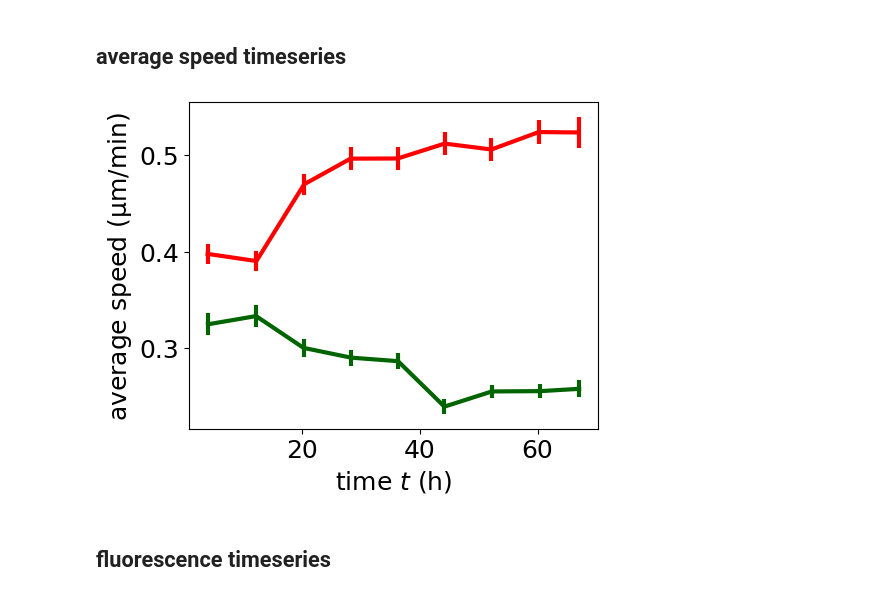
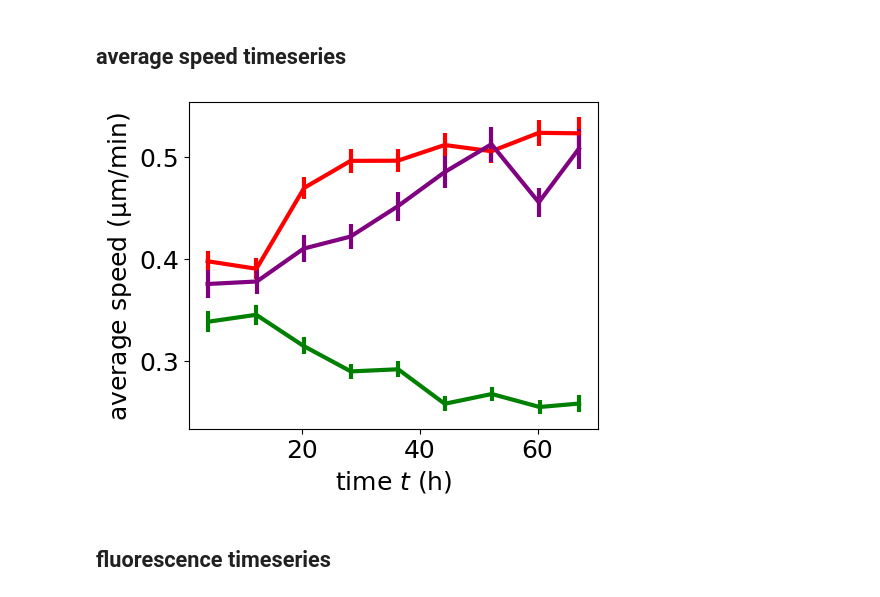
Before and after one commit to Dioscuri-Centre/phenotypic_heterogeneity, a Jupyter notebook: Tracking/cell_tracking.ipynb, the cells around one changed output. Drawn from its saved outputs; the diff is of its cells as text; code cells hidden in the pictures.

```diff
--- a/Tracking/cell_tracking.ipynb
+++ b/Tracking/cell_tracking.ipynb
@@ -100,3 +111,12 @@ Ran out of input
+# %%
+# fluorescence data
+dat_fluo54_control_high = load_from_pickle('fluo/fluo_2_control_high_C6.bin',None)
+dat_fluo54_control_low = load_from_pickle('fluo/fluo_2_control_low_C6.bin',None)
+dat_fluo54_500um_high = load_from_pickle('fluo/fluo_2_500um_high_F6.bin',None)
+dat_fluo54_500um_low = load_from_pickle('fluo/fluo_2_500um_low_F6.bin',None)
+dat_fluo54_500um_high_F5 = load_from_pickle('fluo/fluo_2_500um_high_F5.bin',None)
+dat_fluo54_500um_low_F5 = load_from_pickle('./fluo/fluo_2_500um_low_F5.bin',None)
+dat_fluo54_control_high_C5 = load_from_pickle('./fluo/fluo_2_control_high_C5.bin',None)
 # %% [markdown]
 # Plot tracks
 # %%
@@ -113,21 +133,26 @@ Ran out of input
 #tmp,_ = track_to_coords('/mnt/dioscuri-nas/Pragyesh/33PD_030323_TMZ_removal/For_tracking/')
 #tmp,_ = track_to_coords('/mnt/dioscuri-nas/Pragyesh/33PD_030323_TMZ_removal/For_tracking/04_500umalltime-1_new_final5.xml')
 
-fig,ax = plt.subplots(1,3,figsize=(15,5))
+fig,ax = plt.subplots(1,3,figsize=(15,5),sharex=True,sharey=True)
 
 for i,(control,treated,exp_label) in enumerate(zip( (dat22_control,dat33_control,dat40_control),  (dat22_500um,dat33_500um,dat40_500um),('Exp22','Exp 33','Exp40'))):
     for dat,lab,color in zip((control,treated),('control','500um'),('green','red') ):
         #pos, _, _ = dat
+        x0,y0 = np.mean([pos[0,:] for pos,time,_ in zip(*dat)],axis=0)
+        first = True
         for pos,time,_ in zip(*dat):
             cnd = time < 1000
-            ax[i].plot(pos[cnd,0],pos[cnd,1],color=color,alpha= 1)
+            ax[i].plot(pos[cnd,0]-x0,pos[cnd,1]-y0,color=color,alpha= 1,label=lab if first else None)
+            first = False
+        ax[i].set_xlim(-2000,+2000)
+        ax[i].set_ylim(-2000,+2000)
 
-        ax[i].set_xlim(0,5000)
-        ax[i].set_ylim(0,5000)
+
     #     ax[i].hist(get_max_displacement(dat),color=color,label=lab,density=True,alpha=0.5)
-    # ax[i].legend()
-    # ax[i].set_title(exp_label)
-    # ax[i].set_xlabel('um')
+        #ax[i].legend()
+        ax[i].set_title(exp_label)
+        ax[i].set_xlabel('µm')
+        ax[i].set_ylabel('µm')
     # ax[i].set_ylabel('prob')
 
 
@@ -940,37 +965,37 @@ def plot_av(ax,data,qx=0.33): # data in the form of a list of pairs of lists [x]
         #inds=np.array(x/qx,dtype=int)
         #xx
         for i in range(0,len(x)):
             #print(x[i]," ",y[i])
             j=int(x[i]/qx)
             if (j<len(xx)):
                 yy[j].append(y[i])
                 xx[j].append(x[i])
             else:
                 yy.append([])
                 xx.append([])
         #print(inds)
         #xx
     #print([np.mean(y) for y in yy])
     return [np.mean(x) for x in xx],[np.mean(y) for y in yy],[np.std(y)/np.sqrt(len(y)) for y in yy]
 
 fig, ax = plt.subplots(1,1,figsize=(5,4),layout='constrained',sharey=True)
-for i,(dat,lab) in enumerate( (
-                (dat33_500um, 'e33500um'), (dat33_control, 'e33econtrol'),)):
+for i,(dat,lab,col) in enumerate( (
+                (dat33_500um, 'e33500um','red'), (dat33_control, 'e33econtrol','green',), (dat33_10um, '10um','purple'))):
     times = dat[1]
     vels = get_speed(dat)
     tracks_pos = [ [t[:-1]/60,v] for t,v in zip(times,vels)]
     x,y,e = plot_av(ax,tracks_pos,qx=8)
     #e/=y[0]
     #y/=y[0]
-    ax.errorbar(x,y,e,lw=3,label=lab,color='red' if '500um' in lab else 'darkgreen')
+    ax.errorbar(x,y,e,lw=3,label=lab,color=col)
 
 #plt.legend(fontsize=10)
     ax.set_xlabel('time $t$ (h)')
     ax.set_ylabel('average speed ($\mathrm{\mu}$m/min)')
 
 plt.savefig('plots/avg_speed_vs_time.svg')
 # %% [output]
-[figure, old version]
+[figure, new version]
 # %% [markdown]
 ## fluorescence timeseries
 # %%
```
Also changed, not shown: parts of 21 cells of this notebook, 6 other files.
